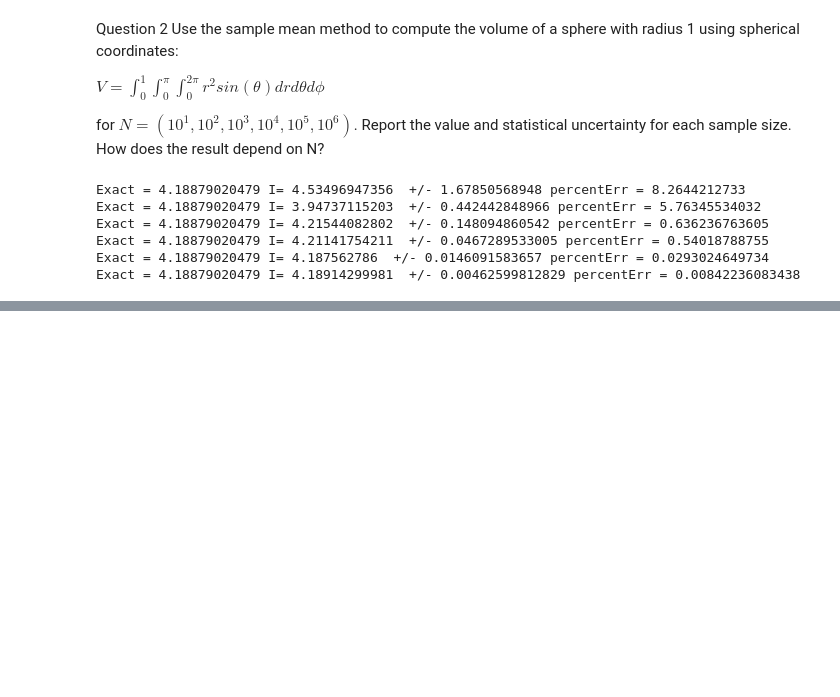
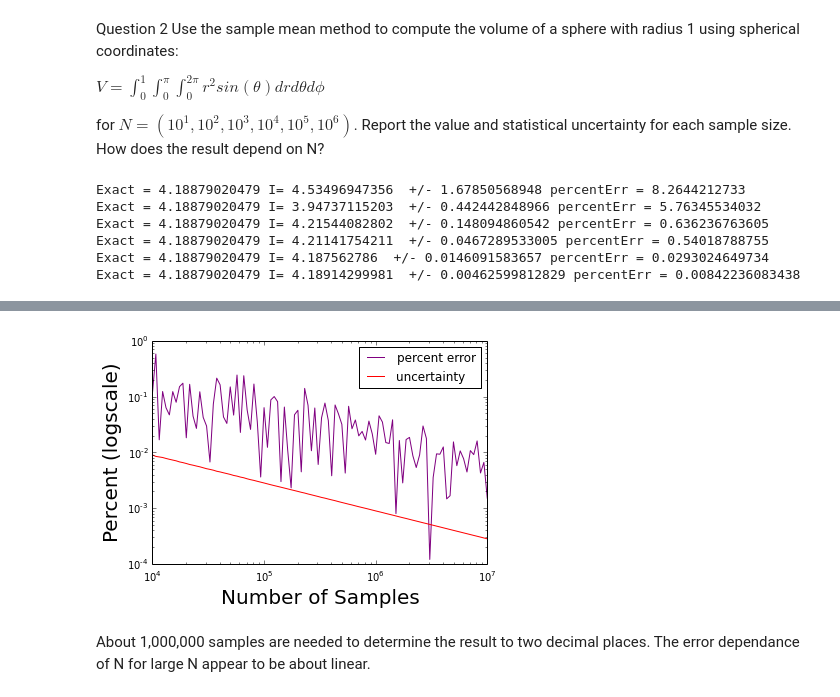
Before and after one commit to dytucker/PHYS202-S14, a Jupyter notebook: SciPy/MCIntegrationExercises.ipynb, the cells around one changed output, grey strips where cells are left out. Cells and saved outputs as stored; diff of their text form; code cells hidden in the pictures; blank space fills up the shorter version.

```diff
--- a/SciPy/MCIntegrationExercises.ipynb
+++ b/SciPy/MCIntegrationExercises.ipynb
@@ -164,0 +192,3 @@ Exact = 4.18879020479 I= 4.18914299981  +/- 0.00462599812829 percentErr = 0.0084
+# %%
+x = fx_integral(10000000)
+print x
@@ -164,0 +246,37 @@ Exact = 4.18879020479 I= 4.18914299981  +/- 0.00462599812829 percentErr = 0.0084
+# %%
+def mean_integral(N):
+    f = lambda x: 4*np.sqrt(1-x**2)
+    x = np.arange(0,1,.001)
+
+    x_samples = np.random.random_sample(N)
+    approx = f(x_samples)
+    I = approx.mean()
+
+    unc = np.sqrt(((approx**2).mean() - (approx.mean())**2)/N)
+
+    return I,unc
+# %%
+N_list = []
+error_list = []
+unc_list = []
+for N in np.logspace(4,7,num = 100):
+    I,unc = mean_integral(N)
+    N_list.append(N)
+    unc_list.append(unc)
+    error = np.abs(I-np.pi)/np.pi * 100
+    error_list.append(error)
+
+
+
+plt.plot(N_list,error_list, color = "purple", label = "percent error")
+plt.plot(N_list,unc_list, color = 'red', label = "uncertainty")
+plt.xscale('log')
+plt.yscale('log')
+plt.xlabel("Number of Samples",fontsize=20)
+plt.ylabel("Percent (logscale)",fontsize=20)
+plt.legend(loc = 'best')
+plt.show()
+# %% [output]
+[figure, added]
+# %% [markdown]
+About 1,000,000 samples are needed to determine the result to two decimal places. The error dependance of N for large N appear to be about linear.
```
Also changed, not shown: parts of 10 cells of this notebook, 1 other file.
